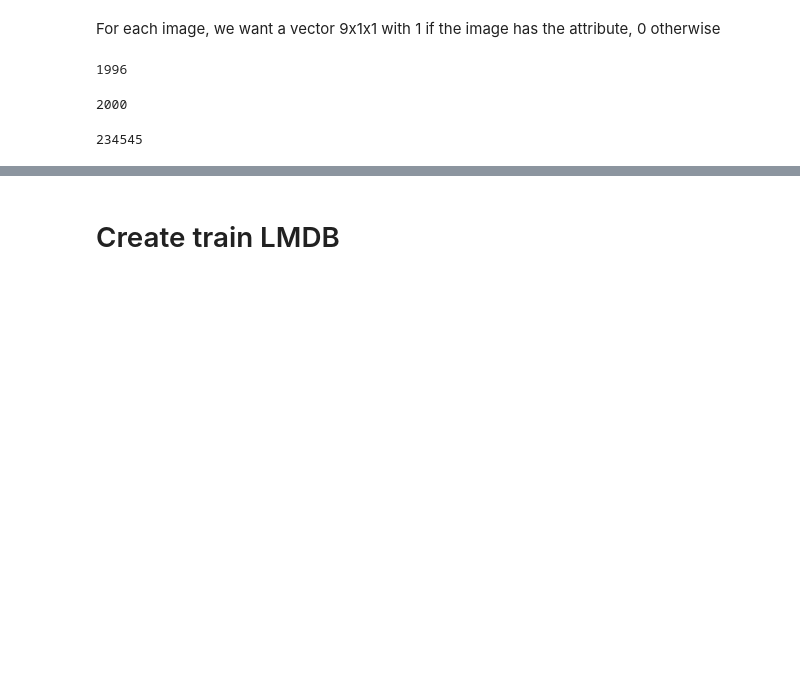
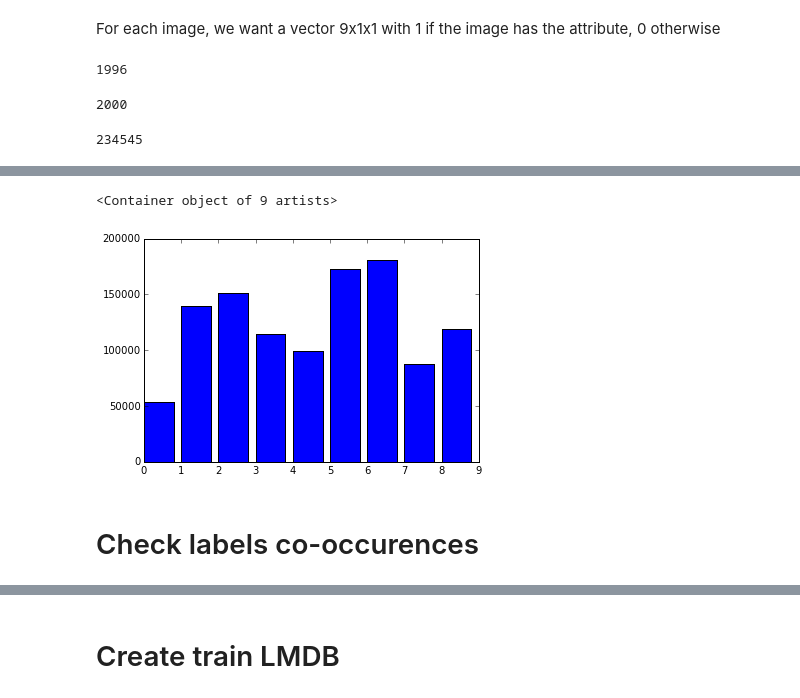
Before and after one commit to LowikC/kaggle_yelp_restaurant_photo_classification, a Jupyter notebook: src/Data Analysis.ipynb, the cells around one changed output, grey strips where cells are left out. Drawn from its saved outputs; the diff is of its cells as text; code cells hidden in the pictures; blank space fills up the shorter version.

Commit message:
Add simple analysis of label distribution and co-occurences.

```diff
--- a/src/Data Analysis.ipynb
+++ b/src/Data Analysis.ipynb
@@ -177,0 +180,7 @@ len(train_photo_id_to_ohe_labels)
+# %%
+counts = {i: 0 for i in range(9)}
+# %%
+for _, biz_id in train_photo_id_to_biz_id.items():
+    if biz_id in biz_id_to_labels:
+        for l in biz_id_to_labels[biz_id]:
+            counts[l] += 1
@@ -177,0 +199,7 @@ len(train_photo_id_to_ohe_labels)
+# %%
+plt.bar(counts.keys(), counts.values())
+# %% [output]
+<Container object of 9 artists>
+[figure, added]
+# %% [markdown]
+# Check labels co-occurences
```
Also changed, not shown: parts of 9 cells of this notebook, 1 other file.
